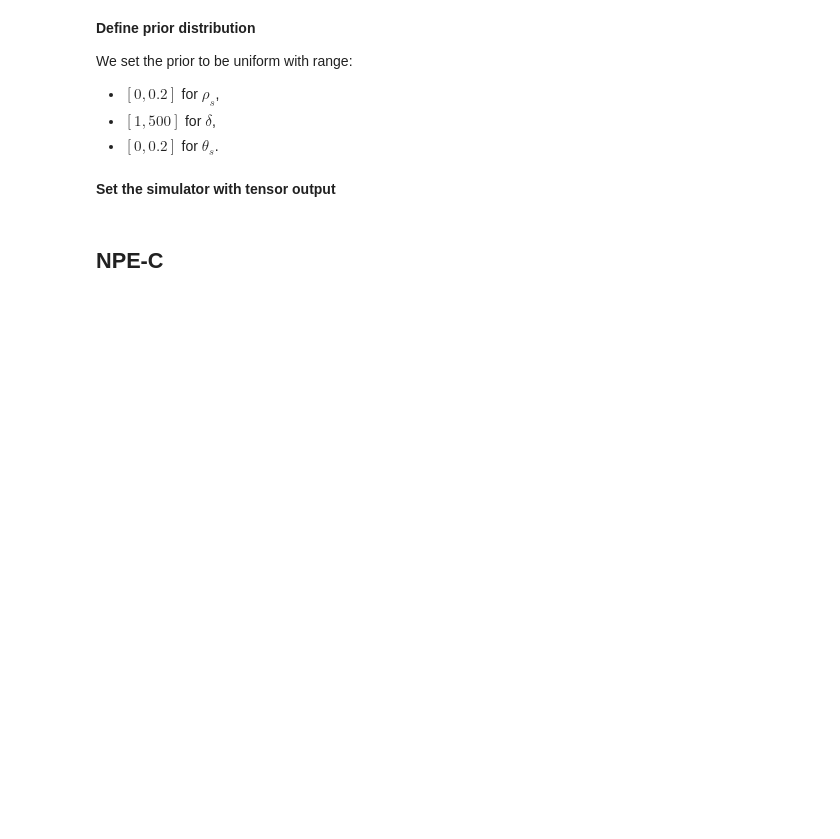
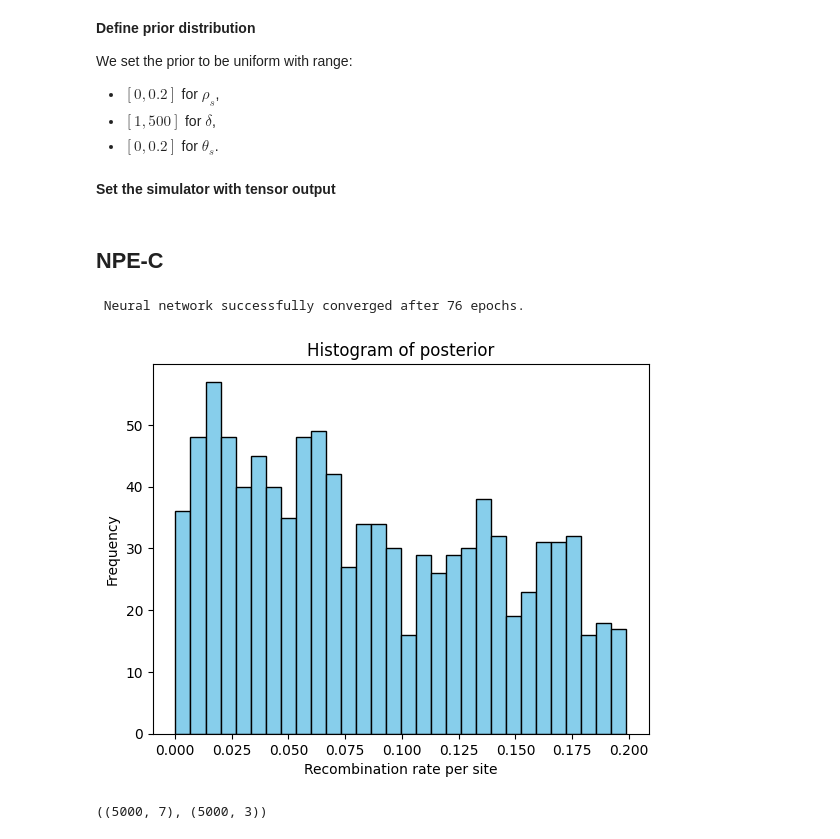
Before and after one commit to haochu-liu/likelihood-free, a Jupyter notebook: python/ClonalOrigin_sbi.ipynb, the cells around one changed output. Saved outputs shown, nothing was run; the diff lists cells and outputs as text; code cells hidden in the pictures; blank space fills up the shorter version.

```diff
--- a/python/ClonalOrigin_sbi.ipynb
+++ b/python/ClonalOrigin_sbi.ipynb
@@ -68,7 +75,7 @@ def simulator(theta):
                                            theta[2].item(),
                                            L,
                                            theta[1].item(),
-                                           N=2000, k_vec=[50, 200, 2000])
+                                           N=100, k_vec=[50, 200, 2000])
     summary_stats = torch.tensor(summary_stats, device=torch_device)
     return summary_stats
 # %%
@@ -96,6 +103,17 @@ density_estimator = inference.append_simulations(theta, x).train(
     max_num_epochs=100, learning_rate=learning_rate
 )
 posterior = inference.build_posterior(density_estimator).set_default_x(x_o)
+# %% [output]
+ Neural network successfully converged after 76 epochs.
 # %%
 theta_trained = posterior.sample((num_posterior_samples,), x=x_o)
-theta_trained = theta_trained.reshape((num_posterior_samples, 2))
+# %%
+theta_trained_numpy = theta_trained.cpu().numpy()
+# %%
+plt.hist(theta_trained_numpy[:, 0], bins=30, color='skyblue', edgecolor='black')
+plt.xlabel('Recombination rate per site')
+plt.ylabel('Frequency')
+plt.title('Histogram of posterior')
+plt.show()
+# %% [output]
+[figure, added]
@@ -101,0 +123,4 @@ theta_trained = theta_trained.reshape((num_posterior_samples, 2))
+# %%
+x_numpy.shape, theta_numpy.shape
+# %% [output]
+((5000, 7), (5000, 3))
```
Also changed, not shown: parts of 6 cells of this notebook.
